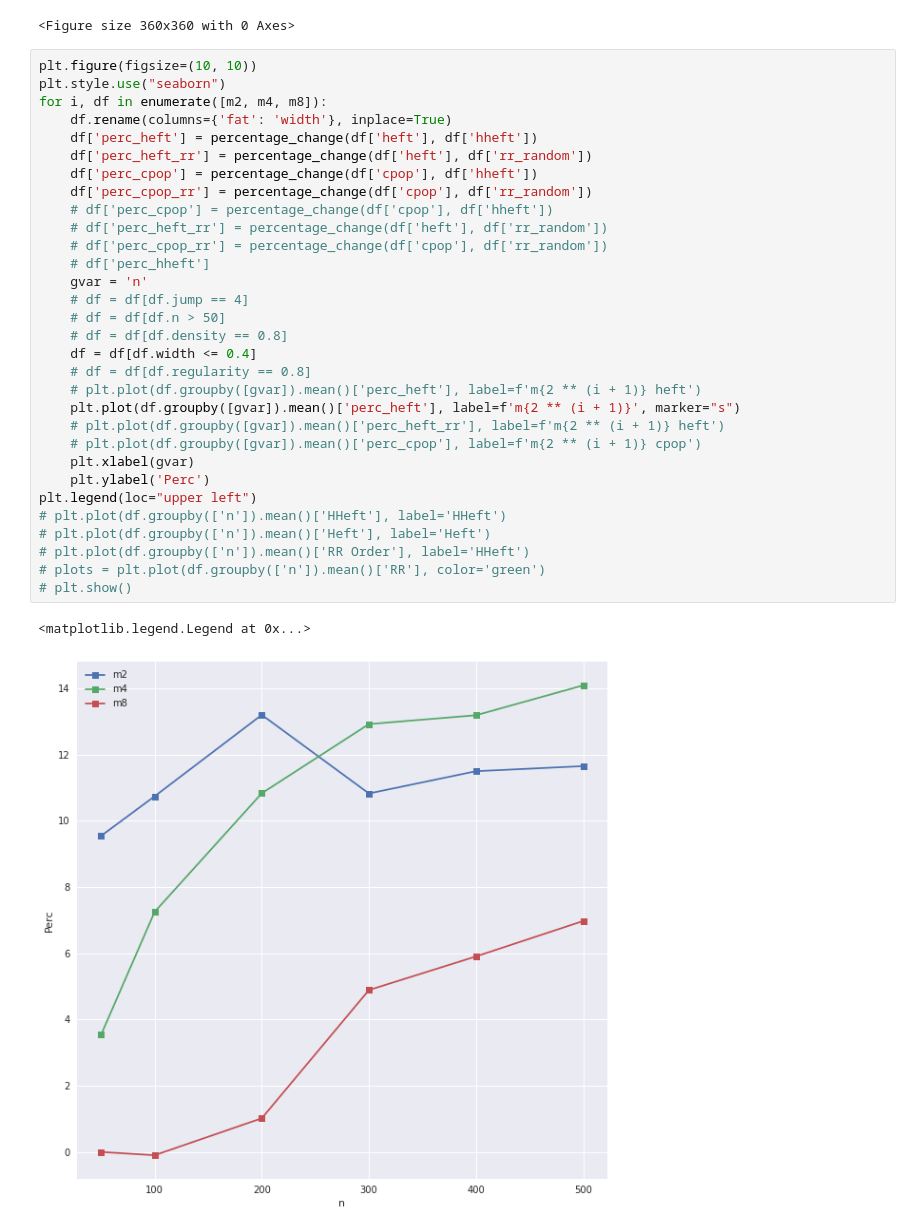
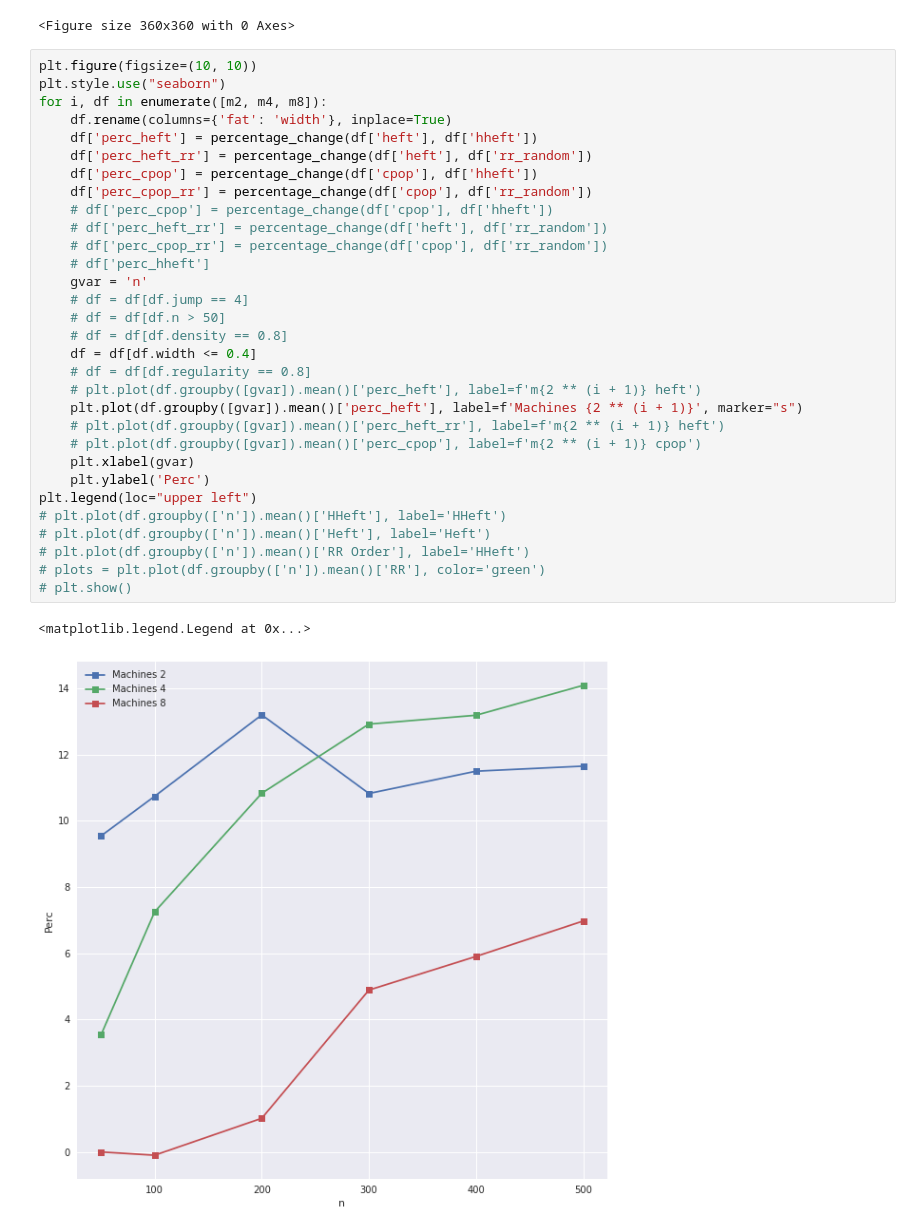
Before and after one commit to cloud-np/Task-Scheduling-Grid, a Jupyter notebook: visualization.ipynb, the cells around one changed output. Cells and saved outputs as stored; diff of their text form.

Commit message:
Changed some visualizations

```diff
--- a/visualization.ipynb
+++ b/visualization.ipynb
@@ -75,32 +75,32 @@ plt.figure(figsize=(10, 10))
 plt.style.use("seaborn")
 for i, df in enumerate([m2, m4, m8]):
     df.rename(columns={'fat': 'width'}, inplace=True)
     df['perc_heft'] = percentage_change(df['heft'], df['hheft'])
     df['perc_heft_rr'] = percentage_change(df['heft'], df['rr_random'])
     df['perc_cpop'] = percentage_change(df['cpop'], df['hheft'])
     df['perc_cpop_rr'] = percentage_change(df['cpop'], df['rr_random'])
     # df['perc_cpop'] = percentage_change(df['cpop'], df['hheft'])
     # df['perc_heft_rr'] = percentage_change(df['heft'], df['rr_random'])
     # df['perc_cpop_rr'] = percentage_change(df['cpop'], df['rr_random'])
     # df['perc_hheft']
     gvar = 'n'
     # df = df[df.jump == 4]
     # df = df[df.n > 50]
     # df = df[df.density == 0.8]
     df = df[df.width <= 0.4]
     # df = df[df.regularity == 0.8]
     # plt.plot(df.groupby([gvar]).mean()['perc_heft'], label=f'm{2 ** (i + 1)} heft')
-    plt.plot(df.groupby([gvar]).mean()['perc_heft'], label=f'm{2 ** (i + 1)}', marker="s")
+    plt.plot(df.groupby([gvar]).mean()['perc_heft'], label=f'Machines {2 ** (i + 1)}', marker="s")
     # plt.plot(df.groupby([gvar]).mean()['perc_heft_rr'], label=f'm{2 ** (i + 1)} heft')
     # plt.plot(df.groupby([gvar]).mean()['perc_cpop'], label=f'm{2 ** (i + 1)} cpop')
     plt.xlabel(gvar)
     plt.ylabel('Perc')
 plt.legend(loc="upper left")
 # plt.plot(df.groupby(['n']).mean()['HHeft'], label='HHeft')
 # plt.plot(df.groupby(['n']).mean()['Heft'], label='Heft')
 # plt.plot(df.groupby(['n']).mean()['RR Order'], label='HHeft')
 # plots = plt.plot(df.groupby(['n']).mean()['RR'], color='green')
 # plt.show()
 # %% [output]
 <matplotlib.legend.Legend at 0x...>
-[figure, old version]
+[figure, new version]
```
Also changed, not shown: 2 other files.
